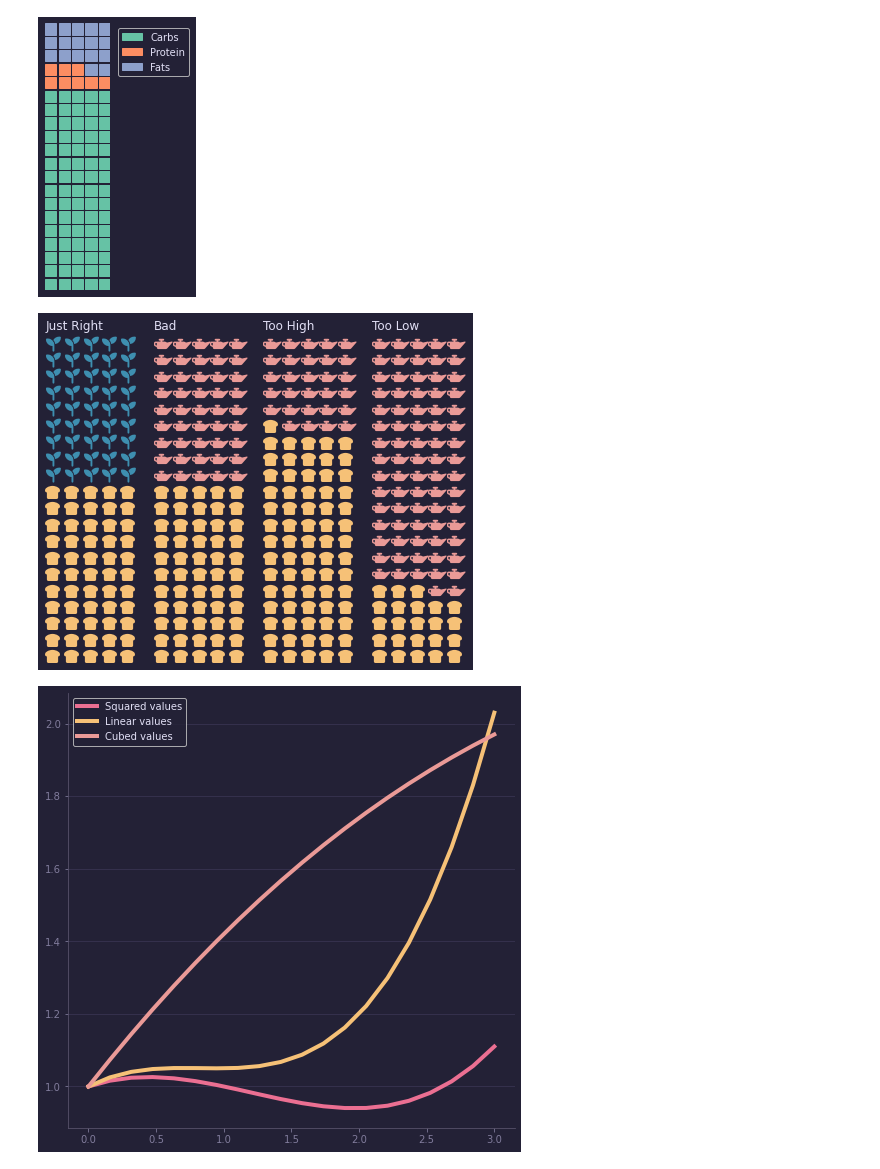
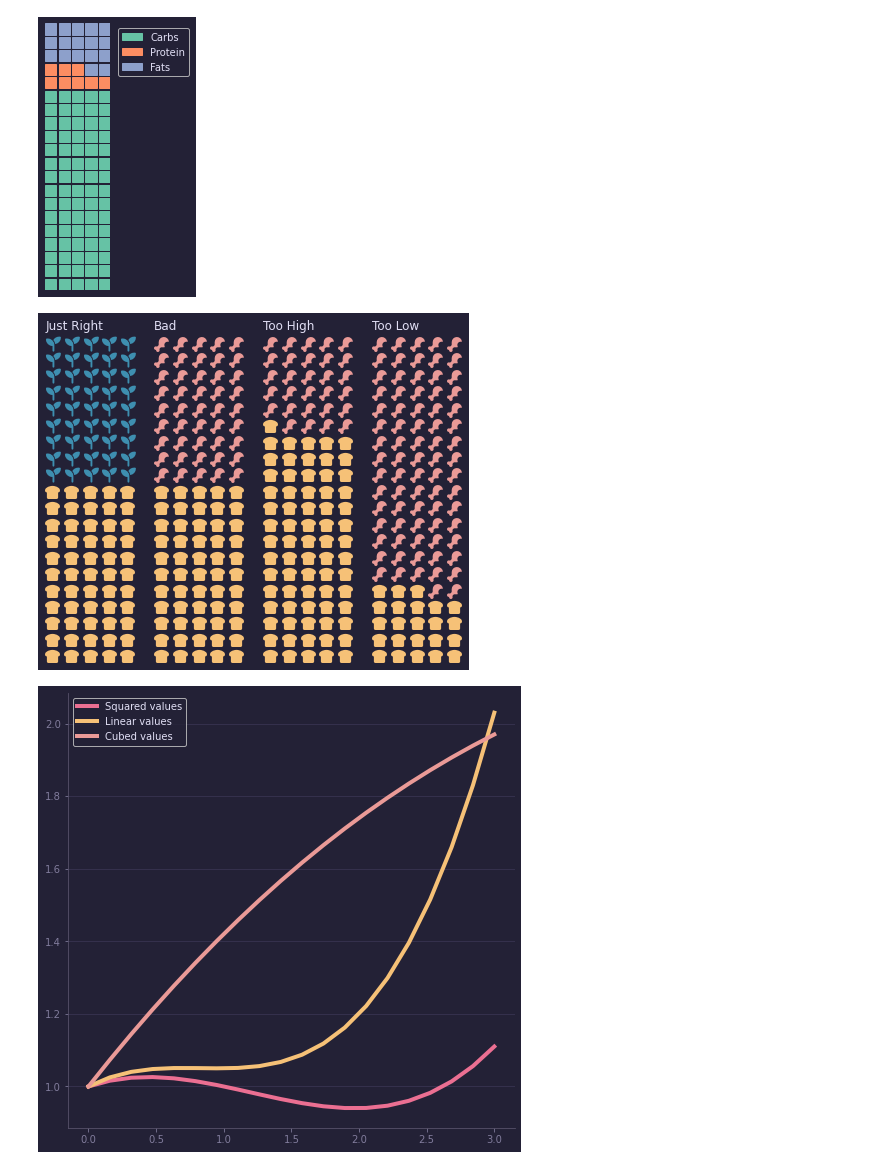
Before and after one commit to msimbao/counselsonlifestyle, a Jupyter notebook: plots/finalplayground.ipynb, the cells around one changed output. Saved outputs shown, nothing was run; the diff lists cells and outputs as text; code cells hidden in the pictures.

```diff
--- a/plots/finalplayground.ipynb
+++ b/plots/finalplayground.ipynb
@@ -131,7 +128,7 @@ for i,ax in enumerate(axs):
         title={"label": col_name, "loc": "left"},
         colors=colors,
         vertical=True,
-        icons=['bread-slice', 'seedling','oil-can'],
+        icons=['bread-slice', 'seedling','drumstick-bite'],
         font_size=15, # size of each point
         icon_legend=True,
         legend={'loc': 'upper left', 'bbox_to_anchor': (1, 1)},
@@ -139,40 +136,40 @@ for i,ax in enumerate(axs):
 
 # Add a title
 # fig.suptitle('Vehicle Production by Year and Vehicle Type',
-#              fontsize=14, fontweight='bold')
+#              fontsize=14, fontweight='bo ld')
 
 
 # Add a legend
 legend_labels = df.index
 legend_elements = [mpatches.Patch(color=colors[i],
                                   label=legend_labels[i]) for i in range(len(colors))]
 # fig.legend(
 #     handles=legend_elements,
 #            loc="upper left",
 #         #    title="Vehicle Types",
 #            bbox_to_anchor=(0, 0),
 #            framealpha=0,
 #            fontsize=12,
 #            ncol=3
 #            )
 
 plt.subplots_adjust(right=0.85)
 
 ax.minorticks_off()
 
 ax.set_xticklabels([])
 ax.set_yticklabels([])
 
 # ax.set_axis_off()
 ax.grid(True)
 
 ax.spines["top"].set_visible(False)
 ax.spines["bottom"].set_visible(False)
 ax.spines["right"].set_visible(False)
 ax.spines["left"].set_visible(False)
 plt.show()
 # %% [output]
-[figure, old version]
+[figure, new version]
 # %%
 # Custom legend for right plot
 
```
Also changed, not shown: parts of 8 cells of this notebook, 46 other files.
